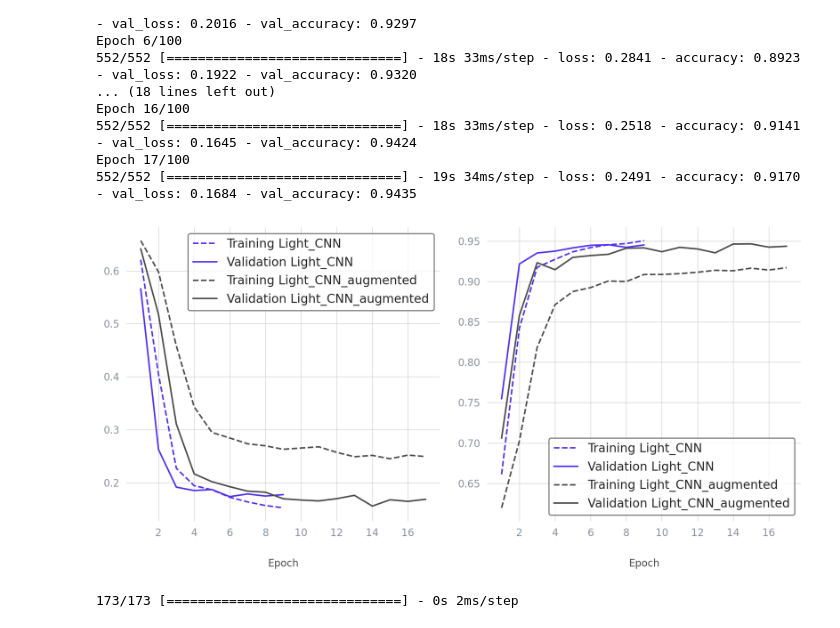
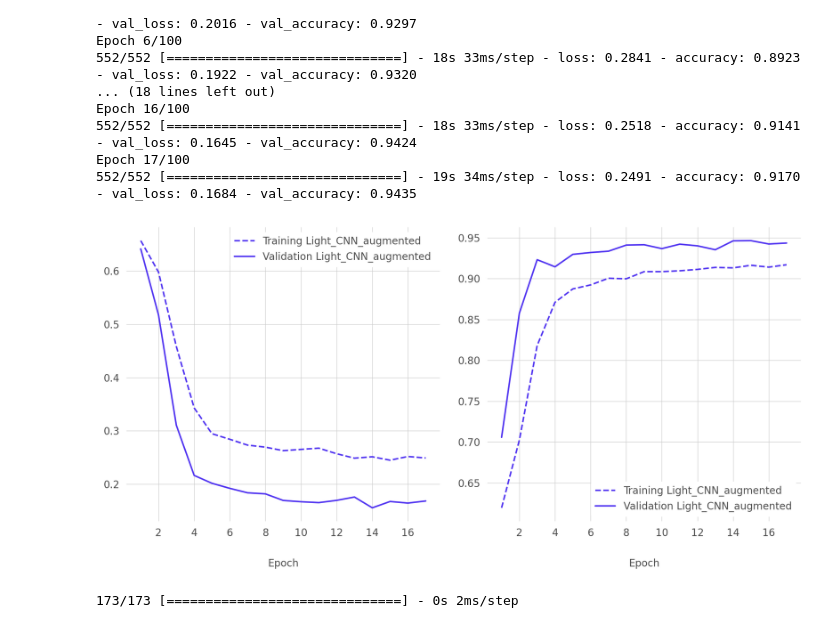
Before and after one commit to vicmcl/malaria-detection, a Jupyter notebook: malaria-detection/notebook_malaria_detection.ipynb, the cells around one changed output. Cells and saved outputs as stored; diff of their text form; code cells hidden in the pictures.

Commit message:
FEAT: custom plot style

```diff
--- a/malaria-detection/notebook_malaria_detection.ipynb
+++ b/malaria-detection/notebook_malaria_detection.ipynb
@@ -293,5 +308,5 @@ histories["Light_CNN"] = history
 # %% [markdown]
 #### **Plotting the train and the validation curves**
 # %%
-plot_training(histories)
+plot_training({"Light_CNN": histories["Light_CNN"]})
 # %% [output]
@@ -386,9 +401,9 @@ Epoch 17/100
 # %%
 histories["Light_CNN_augmented"] = history_augmented
 # %%
-plot_training(histories)
+plot_training({"Light_CNN_augmented": histories["Light_CNN_augmented"]})
 # %% [output]
-[figure, old version]
+[figure, new version]
 # %%
 test_2, pred_2 = prediction(model_aug, x_test, y_test_encoded)
 # %% [output]
```
Also changed, not shown: parts of 10 cells of this notebook.
